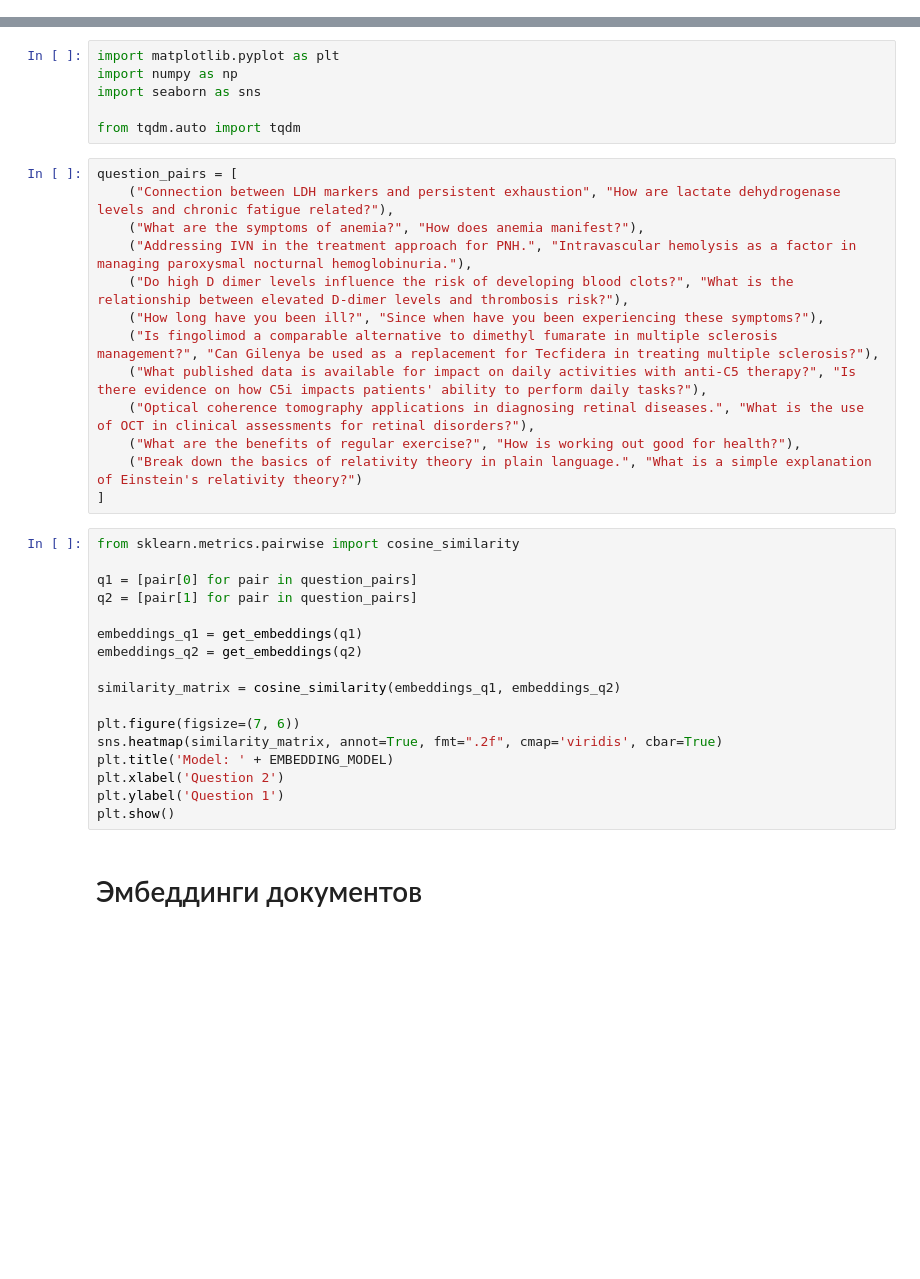
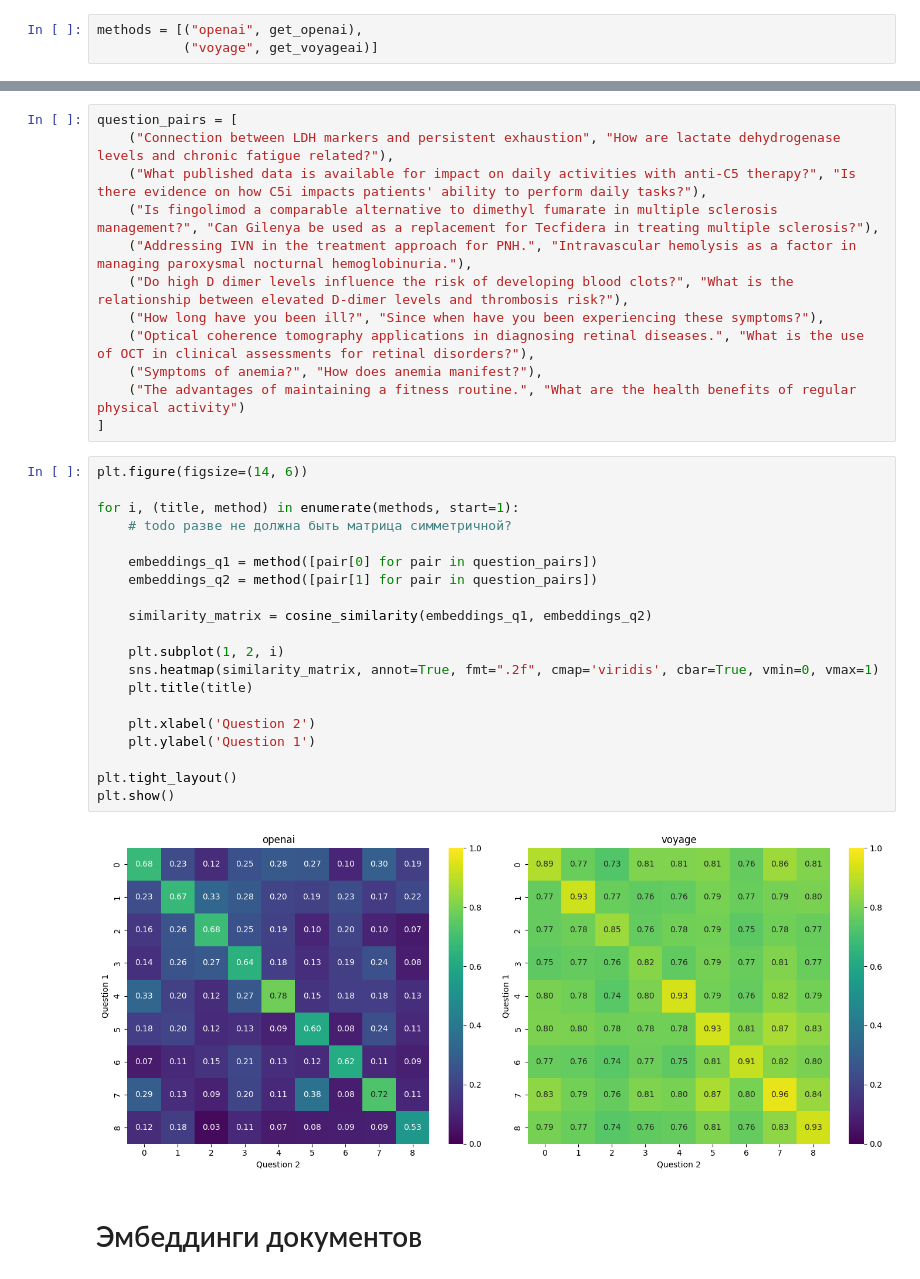
Before and after one commit to chakchurina/embedding-model-selection, a Jupyter notebook: embedding_analysis.ipynb, the cells around one changed output, grey strips where cells are left out. Drawn from its saved outputs; the diff is of its cells as text; blank space fills up the shorter version.

```diff
--- a/embedding_analysis.ipynb
+++ b/embedding_analysis.ipynb
@@ -130 +210,4 @@ def get_model(model_name: str) -> Union[SentenceTransformer, BioGPT] | None:
+# %%
+methods = [("openai", get_openai),
+           ("voyage", get_voyageai)]
 # %% [markdown]
@@ -132,38 +215,36 @@ def get_model(model_name: str) -> Union[SentenceTransformer, BioGPT] | None:
-# %%
-import matplotlib.pyplot as plt
-import numpy as np
-import seaborn as sns
-
-from tqdm.auto import tqdm
 # %%
 question_pairs = [
     ("Сonnection between LDH markers and persistent exhaustion", "How are lactate dehydrogenase levels and chronic fatigue related?"),
-    ("What are the symptoms of anemia?", "How does anemia manifest?"),
+    ("What published data is available for impact on daily activities with anti-C5 therapy?", "Is there evidence on how C5i impacts patients' ability to perform daily tasks?"),
+    ("Is fingolimod a comparable alternative to dimethyl fumarate in multiple sclerosis management?", "Can Gilenya be used as a replacement for Tecfidera in treating multiple sclerosis?"),
     ("Addressing IVN in the treatment approach for PNH.", "Intravascular hemolysis as a factor in managing paroxysmal nocturnal hemoglobinuria."),
     ("Do high D dimer levels influence the risk of developing blood clots?", "What is the relationship between elevated D-dimer levels and thrombosis risk?"),
     ("How long have you been ill?", "Since when have you been experiencing these symptoms?"),
-    ("Is fingolimod a comparable alternative to dimethyl fumarate in multiple sclerosis management?", "Can Gilenya be used as a replacement for Tecfidera in treating multiple sclerosis?"),
-    ("What published data is available for impact on daily activities with anti-C5 therapy?", "Is there evidence on how C5i impacts patients' ability to perform daily tasks?"),
     ("Optical coherence tomography applications in diagnosing retinal diseases.", "What is the use of OCT in clinical assessments for retinal disorders?"),
-    ("What are the benefits of regular exercise?", "How is working out good for health?"),
-    ("Break down the basics of relativity theory in plain language.", "What is a simple explanation of Einstein's relativity theory?")
+    ("Symptoms of anemia?", "How does anemia manifest?"),
+    ("The advantages of maintaining a fitness routine.", "What are the health benefits of regular physical activity")
 ]
-# %%
-from sklearn.metrics.pairwise import cosine_similarity
-
-q1 = [pair[0] for pair in question_pairs]
-q2 = [pair[1] for pair in question_pairs]
-
-embeddings_q1 = get_embeddings(q1)
-embeddings_q2 = get_embeddings(q2)
-
-similarity_matrix = cosine_similarity(embeddings_q1, embeddings_q2)
-
-plt.figure(figsize=(7, 6))
-sns.heatmap(similarity_matrix, annot=True, fmt=".2f", cmap='viridis', cbar=True)
-plt.title('Model: ' + EMBEDDING_MODEL)
-plt.xlabel('Question 2')
-plt.ylabel('Question 1')
-plt.show()
+# %%
+plt.figure(figsize=(14, 6))
+
+for i, (title, method) in enumerate(methods, start=1):
+    # todo разве не должна быть матрица симметричной?
+
+    embeddings_q1 = method([pair[0] for pair in question_pairs])
+    embeddings_q2 = method([pair[1] for pair in question_pairs])
+
+    similarity_matrix = cosine_similarity(embeddings_q1, embeddings_q2)
+
+    plt.subplot(1, 2, i)
+    sns.heatmap(similarity_matrix, annot=True, fmt=".2f", cmap='viridis', cbar=True, vmin=0, vmax=1)
+    plt.title(title)
+
+    plt.xlabel('Question 2')
+    plt.ylabel('Question 1')
+
+plt.tight_layout()
+plt.show()
+# %% [output]
+[figure, added]
 # %% [markdown]
 # Эмбеддинги документов
```
Also changed, not shown: parts of 68 cells of this notebook.
